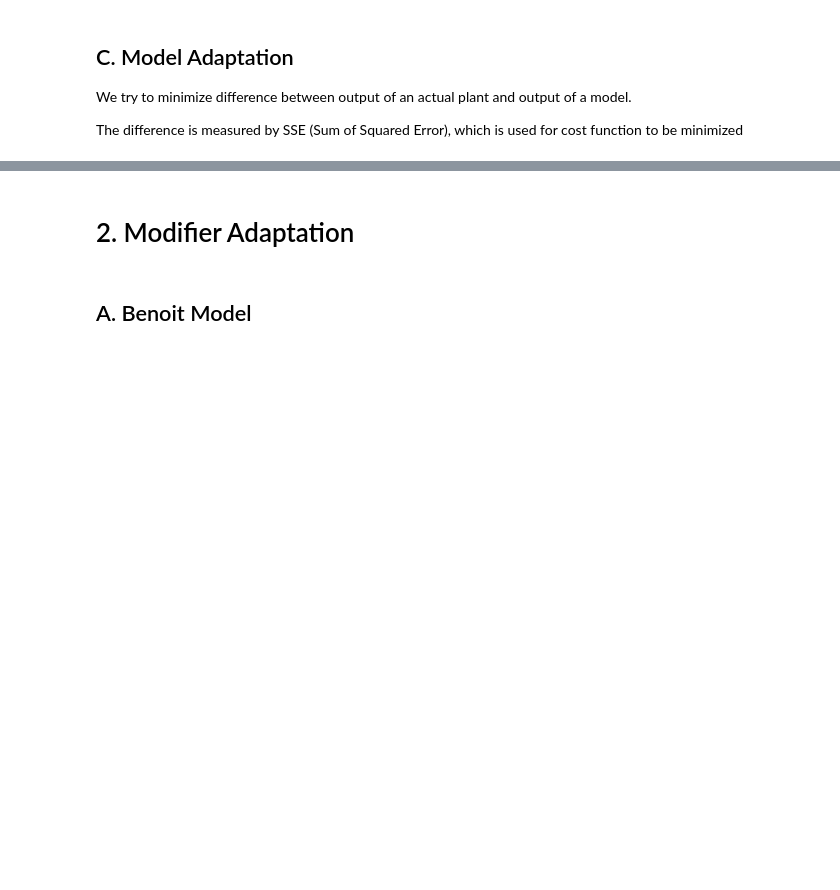
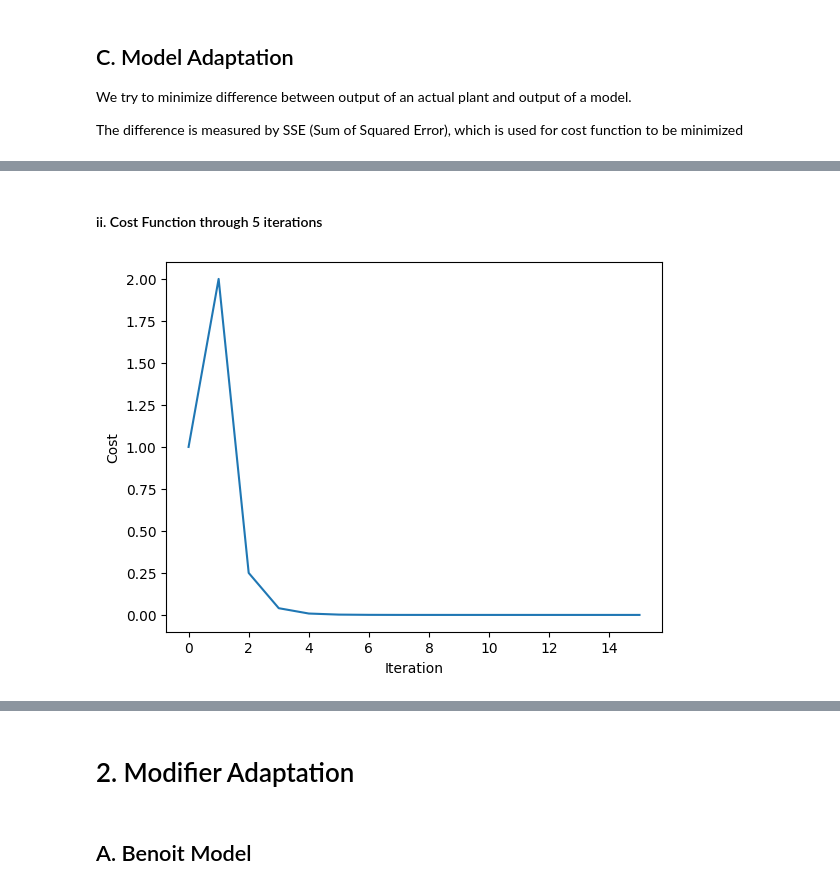
Before and after one commit to dleeim/Safe-Bayesian-Optimization, a Jupyter notebook: Benoit_Problem.ipynb, the cells around one changed output, grey strips where cells are left out. Drawn from its saved outputs; the diff is of its cells as text; code cells hidden in the pictures; blank space fills up the shorter version.

```diff
--- a/Benoit_Problem.ipynb
+++ b/Benoit_Problem.ipynb
@@ -138,0 +195,34 @@ optimal function: 1.1170386694296845e-15
+# %%
+# Initial Guess (k=0)
+uk = [1,1]
+thetak = [0.5,0.5,0.5,0.5]
+
+# Dictionary for data collection
+data = {}
+data['index'] = [0]
+data['u_0'] = [uk[0]]
+data['u_1'] = [uk[1]]
+data['parameters'] = [[thetak[0]],[thetak[1]],[thetak[2]],[thetak[3]]]
+data['cost'] = [Benoit_Model(u=uk,theta=thetak)]
+
+for i in range(5):
+
+
+    # Model Optimization
+    uk_1,fun = cost_optimize(theta=thetak,u0=uk)
+
+    # Model Adaptation
+    thetak_1,cost = SSE_optimize(plant_func=Benoit_System_noiseless_1,
+                        plant_constraint=con1_system_noiseless,
+                        theta0=thetak,
+                        u=uk_1)
+
+    uk = uk_1
+    thetak = thetak_1
+
+    # Collecting data
+    data['index'].append(i+1)
+    data['u_0'].append(uk[0]), data['u_1'].append(uk[1])
+    for i in range(4):
+        data['parameters'][i].append(thetak[i])
+    data['cost'].append(fun)
@@ -138,0 +249,8 @@ optimal function: 1.1170386694296845e-15
+# %% [markdown]
+#### ii. Cost Function through 5 iterations
+# %%
+plt.plot(data['index'],data['cost'])
+plt.xlabel('Iteration'), plt.ylabel('Cost')
+plt.show()
+# %% [output]
+[figure, added]
```
Also changed, not shown: parts of 35 cells of this notebook.
